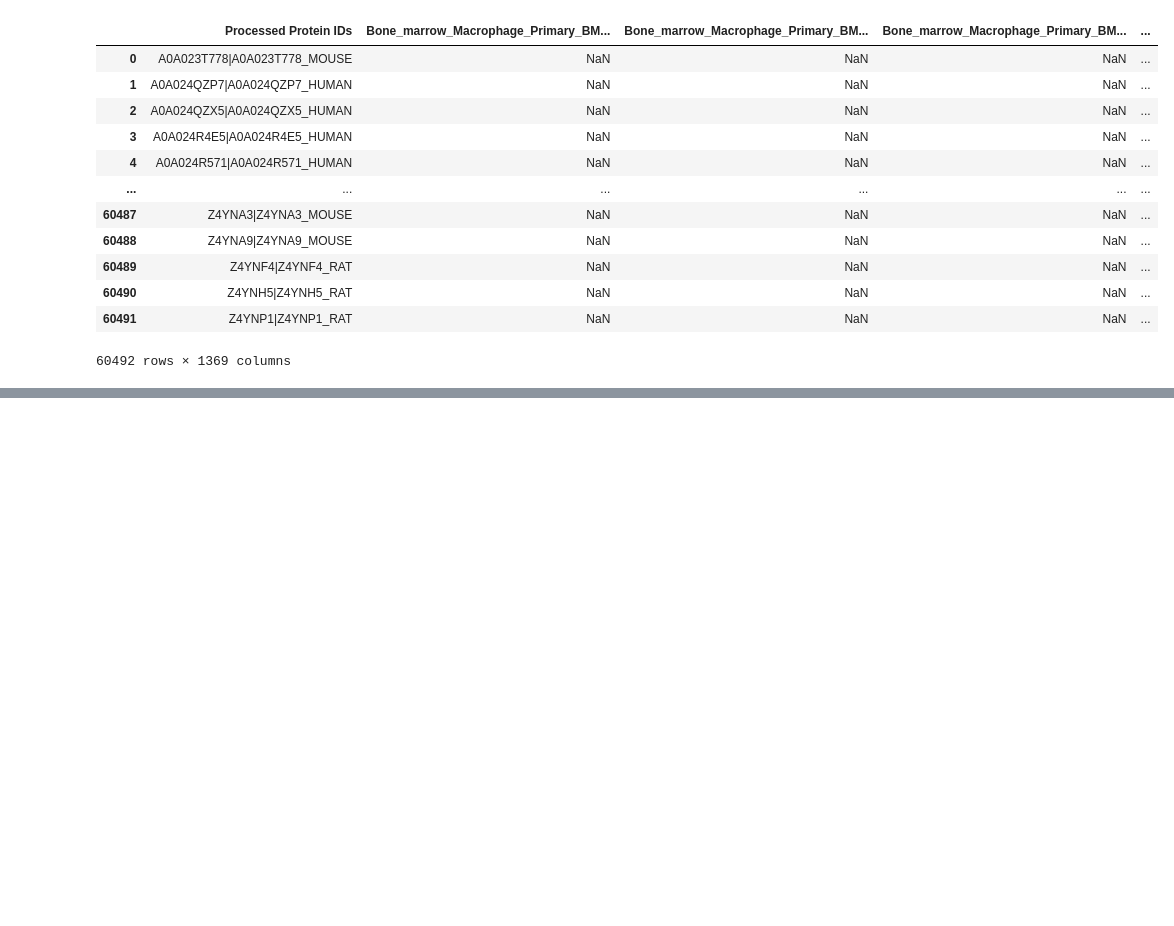
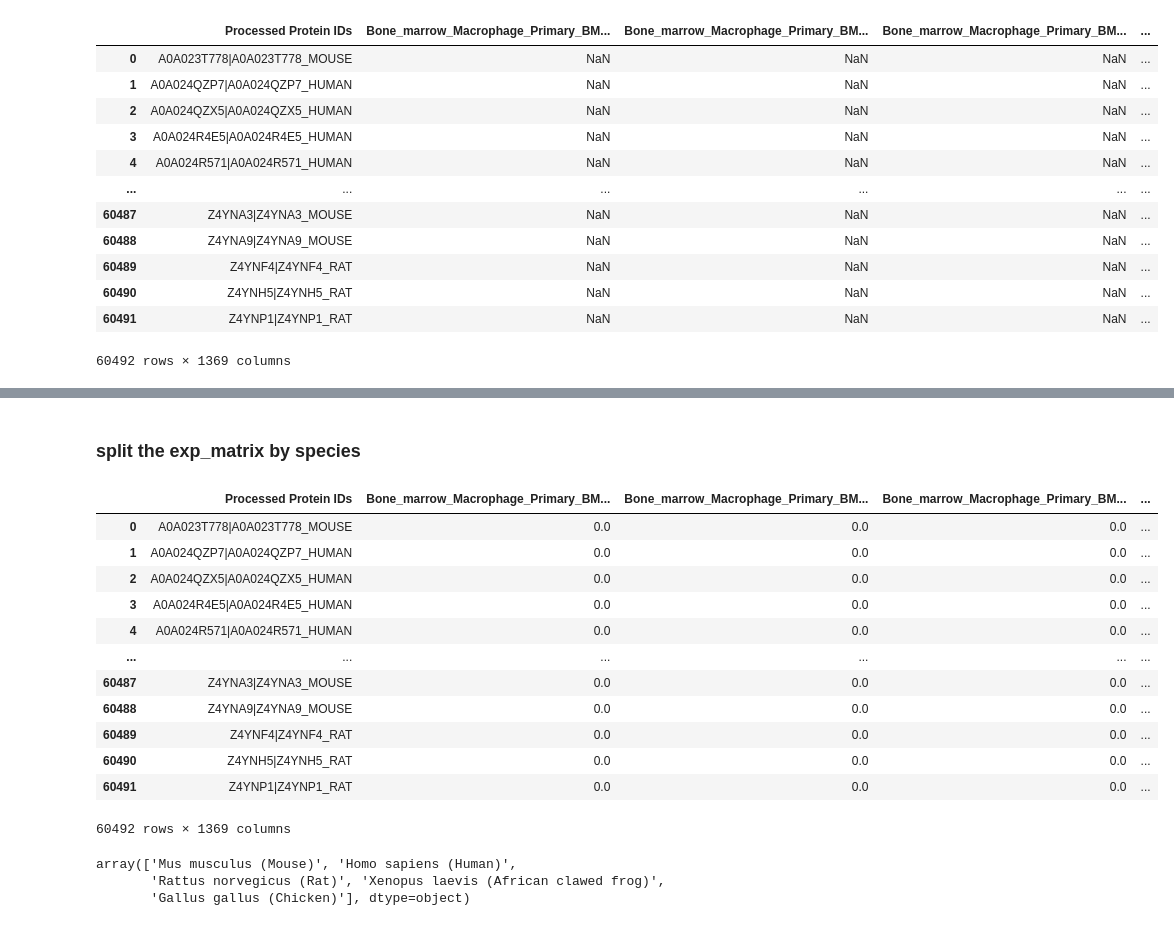
Before and after one commit to TaoYySC/SingleCellProteomics, a Jupyter notebook: map_protein_from_different_index.ipynb, the cells around one changed output, grey strips where cells are left out. Drawn from its saved outputs; the diff is of its cells as text; code cells hidden in the pictures; blank space fills up the shorter version.

Commit message:
add:split the whole data into five species data

```diff
--- a/map_protein_from_different_index.ipynb
+++ b/map_protein_from_different_index.ipynb
@@ -323,0 +364,24 @@ group_data.to_csv('data/all_exp_matrix.csv')
+# %% [markdown]
+### split the exp_matrix by species
+# %%
+data = pd.read_csv('data/all_exp_matrix.csv',index_col = 0)
+# data.set_index('Processed Protein IDs',inplace = True)
+data = data.fillna(0)
+# %%
+data = data[data.index != 'Not Match']
+# data.reset_index()
+data
+# %% [output]
+|  | Processed Protein IDs | Bone_marrow_Macrophage_Primary_BM... | Bone_marrow_Macrophage_Primary_BM... | Bone_marrow_Macrophage_Primary_BM... | ... |
+| 0 | A0A023T778|A0A023T778_MOUSE | 0.0 | 0.0 | 0.0 | ... |
+| 1 | A0A024QZP7|A0A024QZP7_HUMAN | 0.0 | 0.0 | 0.0 | ... |
+| 2 | A0A024QZX5|A0A024QZX5_HUMAN | 0.0 | 0.0 | 0.0 | ... |
+| 3 | A0A024R4E5|A0A024R4E5_HUMAN | 0.0 | 0.0 | 0.0 | ... |
+| 4 | A0A024R571|A0A024R571_HUMAN | 0.0 | 0.0 | 0.0 | ... |
+| ... | ... | ... | ... | ... | ... |
+| 60487 | Z4YNA3|Z4YNA3_MOUSE | 0.0 | 0.0 | 0.0 | ... |
+| 60488 | Z4YNA9|Z4YNA9_MOUSE | 0.0 | 0.0 | 0.0 | ... |
+| 60489 | Z4YNF4|Z4YNF4_RAT | 0.0 | 0.0 | 0.0 | ... |
+| 60490 | Z4YNH5|Z4YNH5_RAT | 0.0 | 0.0 | 0.0 | ... |
+| 60491 | Z4YNP1|Z4YNP1_RAT | 0.0 | 0.0 | 0.0 | ... |
+60492 rows × 1369 columns
@@ -323,0 +398,8 @@ group_data.to_csv('data/all_exp_matrix.csv')
+# %%
+information = pd.read_csv('data/information.csv',index_col=0)
+species = information['Species']
+species.unique()
+# %% [output]
+array(['Mus musculus (Mouse)', 'Homo sapiens (Human)',
+       'Rattus norvegicus (Rat)', 'Xenopus laevis (African clawed frog)',
+       'Gallus gallus (Chicken)'], dtype=object)
```
Also changed, not shown: parts of 11 cells of this notebook, 1 other file.
